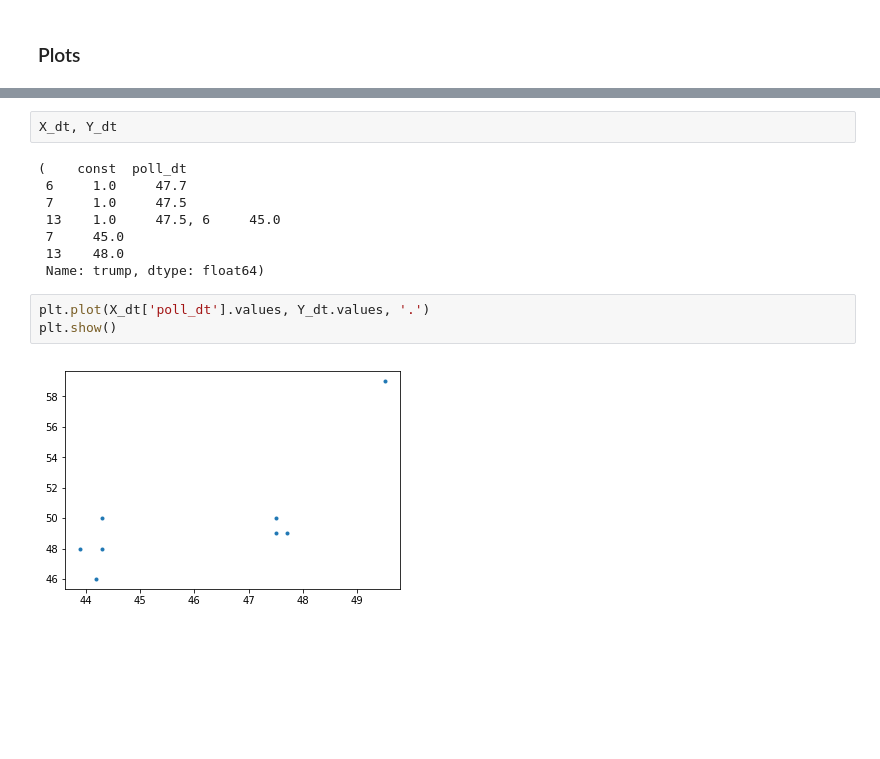
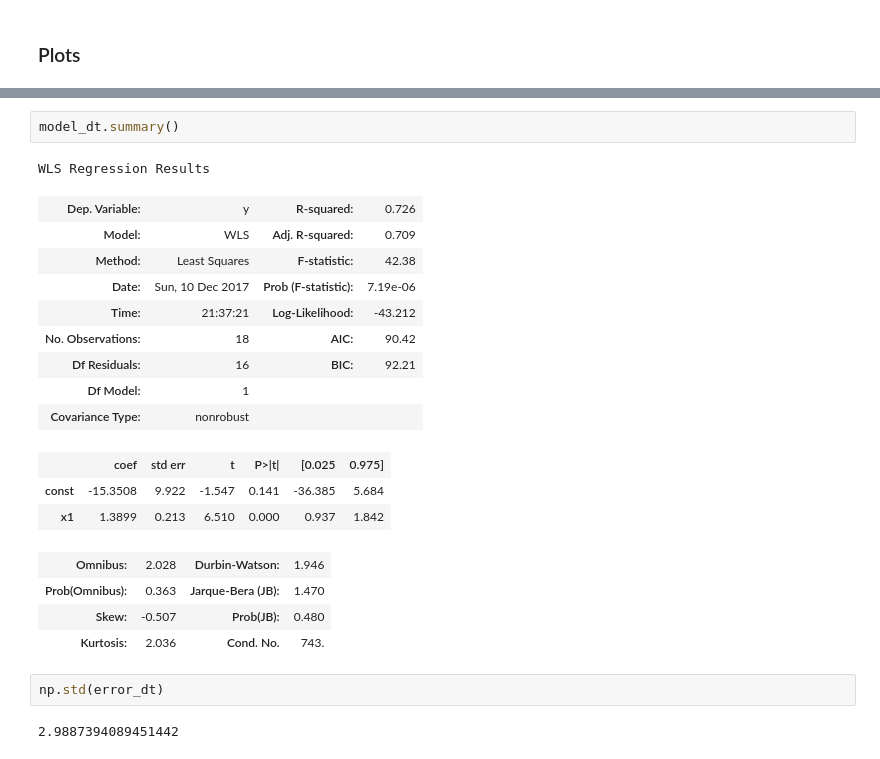
Before and after one commit to alexhuang1117/Data-Science-Portfolio, a Jupyter notebook: FX_Analysis_During_US_Election/main.ipynb, the cells around one changed output, grey strips where cells are left out. Drawn from its saved outputs; the diff is of its cells as text; blank space fills up the shorter version.

```diff
--- a/FX_Analysis_During_US_Election/main.ipynb
+++ b/FX_Analysis_During_US_Election/main.ipynb
@@ -287,15 +265,24 @@ jointb
-# %%
-X_dt, Y_dt
-# %% [output]
-(    const  poll_dt
- 6     1.0     47.7
- 7     1.0     47.5
- 13    1.0     47.5, 6     45.0
- 7     45.0
- 13    48.0
- Name: trump, dtype: float64)
-# %%
-plt.plot(X_dt['poll_dt'].values, Y_dt.values, '.')
-plt.show()
-# %% [output]
-[figure, removed]
+# %%
+model_dt.summary()
+# %% [output]
+WLS Regression Results
+| Dep. Variable: | y | R-squared: | 0.726 |
+| Model: | WLS | Adj. R-squared: | 0.709 |
+| Method: | Least Squares | F-statistic: | 42.38 |
+| Date: | Sun, 10 Dec 2017 | Prob (F-statistic): | 7.19e-06 |
+| Time: | 21:37:21 | Log-Likelihood: | -43.212 |
+| No. Observations: | 18 | AIC: | 90.42 |
+| Df Residuals: | 16 | BIC: | 92.21 |
+| Df Model: | 1 |  |  |
+| Covariance Type: | nonrobust |  |  |
+|  | coef | std err | t | P>|t| | [0.025 | 0.975] |
+| const | -15.3508 | 9.922 | -1.547 | 0.141 | -36.385 | 5.684 |
+| x1 | 1.3899 | 0.213 | 6.510 | 0.000 | 0.937 | 1.842 |
+| Omnibus: | 2.028 | Durbin-Watson: | 1.946 |
+| Prob(Omnibus): | 0.363 | Jarque-Bera (JB): | 1.470 |
+| Skew: | -0.507 | Prob(JB): | 0.480 |
+| Kurtosis: | 2.036 | Cond. No. | 743. |
+# %%
+np.std(error_dt)
+# %% [output]
+2.9887394089451442
```
Also changed, not shown: parts of 5 cells of this notebook, 14 other files.
